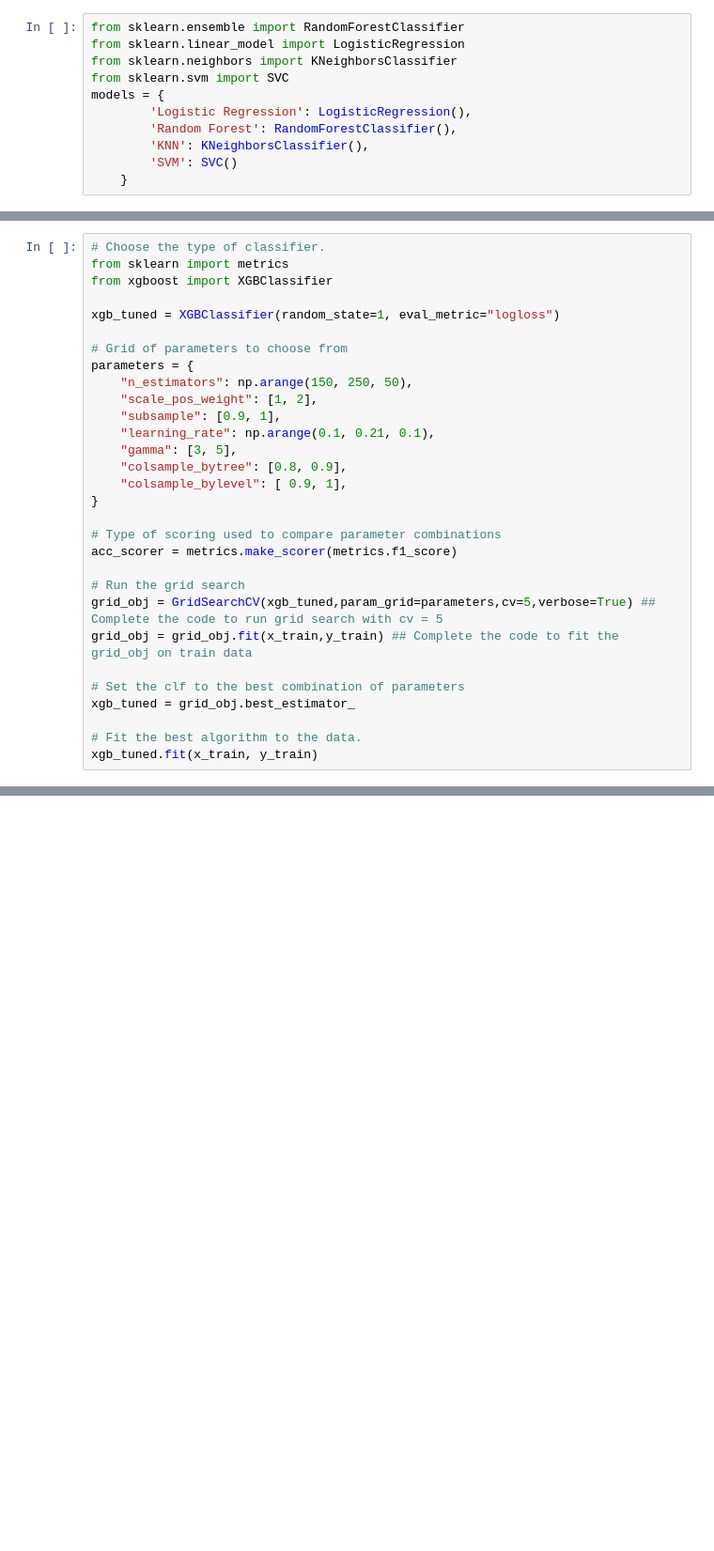
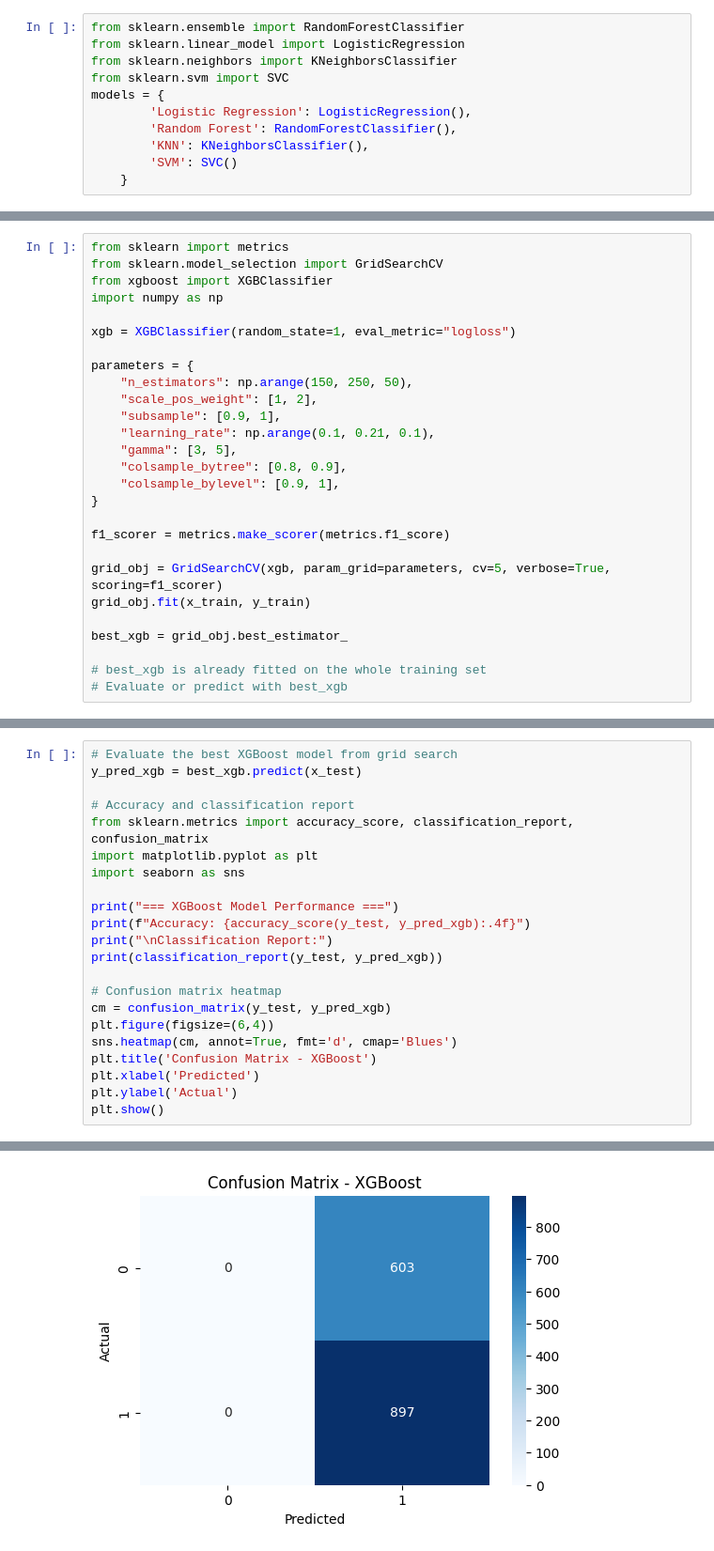
Before and after one commit to ADEOYE-MARY25/Fruit_Classification, a Jupyter notebook: Customer_Behaviour/customer_behaviour.ipynb, the cells around one changed output, grey strips where cells are left out. Shown at 94% size. Cells and saved outputs as stored; diff of their text form; blank space fills up the shorter version.

```diff
--- a/Customer_Behaviour/customer_bev.ipynb
+++ b/Customer_Behaviour/customer_behaviour.ipynb
@@ -606,11 +658,11 @@ print(classification_report(y_test, y_pred, zero_division= 1))
 # %%
-# Choose the type of classifier.
 from sklearn import metrics
+from sklearn.model_selection import GridSearchCV
 from xgboost import XGBClassifier
+import numpy as np
 
-xgb_tuned = XGBClassifier(random_state=1, eval_metric="logloss")
+xgb = XGBClassifier(random_state=1, eval_metric="logloss")
 
-# Grid of parameters to choose from
 parameters = {
     "n_estimators": np.arange(150, 250, 50),
     "scale_pos_weight": [1, 2],
@@ -618,18 +670,15 @@ parameters = {
     "learning_rate": np.arange(0.1, 0.21, 0.1),
     "gamma": [3, 5],
     "colsample_bytree": [0.8, 0.9],
-    "colsample_bylevel": [ 0.9, 1],
+    "colsample_bylevel": [0.9, 1],
 }
 
-# Type of scoring used to compare parameter combinations
-acc_scorer = metrics.make_scorer(metrics.f1_score)
+f1_scorer = metrics.make_scorer(metrics.f1_score)
 
-# Run the grid search
-grid_obj = GridSearchCV(xgb_tuned,param_grid=parameters,cv=5,verbose=True) ## Complete the code to run grid search with cv = 5
-grid_obj = grid_obj.fit(x_train,y_train) ## Complete the code to fit the grid_obj on train data
+grid_obj = GridSearchCV(xgb, param_grid=parameters, cv=5, verbose=True, scoring=f1_scorer)
+grid_obj.fit(x_train, y_train)
 
-# Set the clf to the best combination of parameters
-xgb_tuned = grid_obj.best_estimator_
+best_xgb = grid_obj.best_estimator_
 
-# Fit the best algorithm to the data.
-xgb_tuned.fit(x_train, y_train)
+# best_xgb is already fitted on the whole training set
+# Evaluate or predict with best_xgb
@@ -635,0 +687,23 @@ xgb_tuned.fit(x_train, y_train)
+# %%
+# Evaluate the best XGBoost model from grid search
+y_pred_xgb = best_xgb.predict(x_test)
+
+# Accuracy and classification report
+from sklearn.metrics import accuracy_score, classification_report, confusion_matrix
+import matplotlib.pyplot as plt
+import seaborn as sns
+
+print("=== XGBoost Model Performance ===")
+print(f"Accuracy: {accuracy_score(y_test, y_pred_xgb):.4f}")
+print("\nClassification Report:")
+print(classification_report(y_test, y_pred_xgb))
+
+# Confusion matrix heatmap
+cm = confusion_matrix(y_test, y_pred_xgb)
+plt.figure(figsize=(6,4))
+sns.heatmap(cm, annot=True, fmt='d', cmap='Blues')
+plt.title('Confusion Matrix - XGBoost')
+plt.xlabel('Predicted')
+plt.ylabel('Actual')
+plt.show()
+# %% [output]
@@ -635,0 +722 @@ xgb_tuned.fit(x_train, y_train)
+[figure, added]
```
Also changed, not shown: parts of 35 cells of this notebook, 3 other files.
